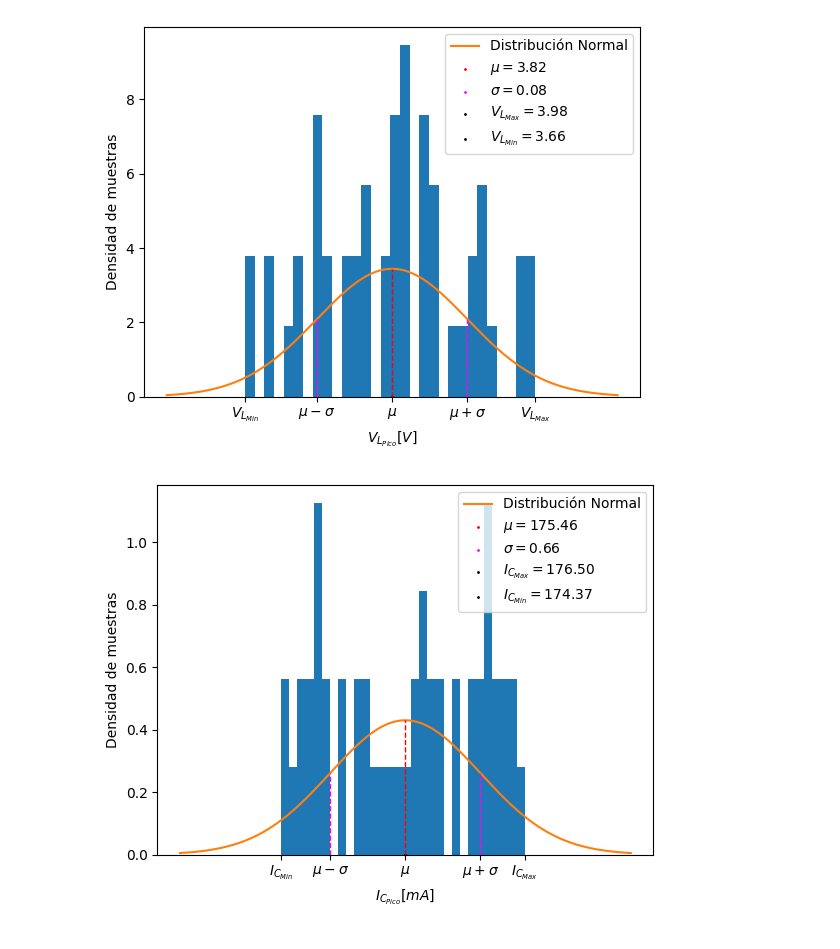
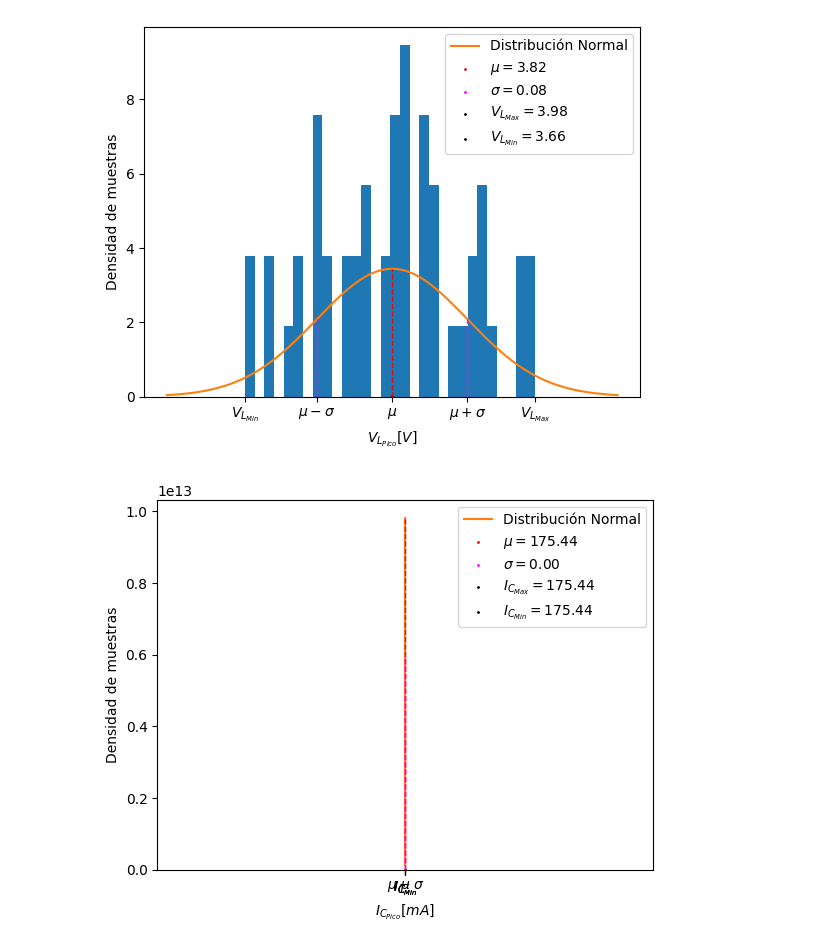
Before and after one commit to NicoBeade/tp_final_electrotecnia, a Jupyter notebook: LTSpice/Graficos Spice.ipynb, the cells around one changed output. Drawn from its saved outputs; the diff is of its cells as text; code cells hidden in the pictures.

Commit message:
redone a simulation and some histograms

```diff
--- a/LTSpice/Graficos Spice.ipynb
+++ b/LTSpice/Graficos Spice.ipynb
@@ -321,37 +385,42 @@ for i in range(l.case_count): # Iteration in simulation cases
     I_c_max.append(max(I_c)*1E3)
     I_c_min.append(min(I_c)*1E3)
 
+
+# Redondear los valores del arreglo a 2 decimales
+I_c_max = np.round(I_c_max, decimals=4)
 # Histograma
 counts, bins, _ = plt.hist(I_c_max, bins = 30, density = True)
 
 # Calcula la media y la desviación estándar
 media = (1/l.case_count) * np.sum(I_c_max)
 str_media = "{:.2f}".format(media)
 desvio = np.sqrt((1/(l.case_count -1)) * np.sum((I_c_max - media) ** 2))
 str_desvio = "{:.2f}".format(desvio)
 t = np.linspace(media - desvio * 3, media + desvio * 3, 1000)
 dist_normal = (1/(desvio * 2 * np.sqrt(np.pi))) * np.exp(-(t-media)**2/(2*desvio**2))
 plt.plot(t, dist_normal, label = 'Distribución Normal')
 
 # Anotaciones
 plt.plot([media, media], [0, (1/(desvio * 2 * np.sqrt(np.pi)))], linestyle = '--', linewidth = 1,  color = 'red')
 plt.scatter(media, 0, color='red', s = 1, label='$\mu = $' + str_media)
-x_ticks = [media, media + desvio, media - desvio, max(I_c_max), min(I_c_max)]
-x_labels = ["$\mu$", "$\mu + \sigma$", "$\mu - \sigma$", "$I_{C_{Max}}$", "$I_{C_{Min}}$"]
+#x_ticks = [media, media + desvio, media - desvio, max(I_c_max), min(I_c_max)]
+#x_labels = ["$\mu$", "$\mu + \sigma$", "$\mu - \sigma$", "$I_{C_{Max}}$", "$I_{C_{Min}}$"]
+x_ticks = [media]
+x_labels = ["$\mu$"]
 plt.xticks(x_ticks, x_labels)
 plt.plot([media - desvio, media - desvio], [0, (1/(desvio * 2 * np.sqrt(np.pi))) * np.exp(-desvio**2/(2*desvio**2))], linestyle = '--', linewidth = 1,  color = 'magenta')
 plt.plot([media + desvio, media + desvio], [0, (1/(desvio * 2 * np.sqrt(np.pi))) * np.exp(-desvio**2/(2*desvio**2))], linestyle = '--', linewidth = 1,  color = 'magenta')
 plt.scatter(media, 0, color='magenta', s = 1, label='$\sigma = $' + str_desvio)
 plt.scatter(media, 0, color='black', s = 1, label='$I_{C_{Max}} = $' + "{:.2f}".format(max(I_c_max)))
 plt.scatter(media, 0, color='black', s = 1, label='$I_{C_{Min}} = $' + "{:.2f}".format(min(I_c_max)))
 
 plt.xlabel("$I_{C_{Pico}} [mA]$")
 plt.ylabel("Densidad de muestras")
 
 plt.legend()
 
 plt.savefig('Graficos\\Histograma R3 I_C.pdf', format='pdf')
 
 plt.show()
 # %% [output]
-[figure, old version]
+[figure, new version]
```
Also changed, not shown: parts of 2 cells of this notebook, 5 other files.
